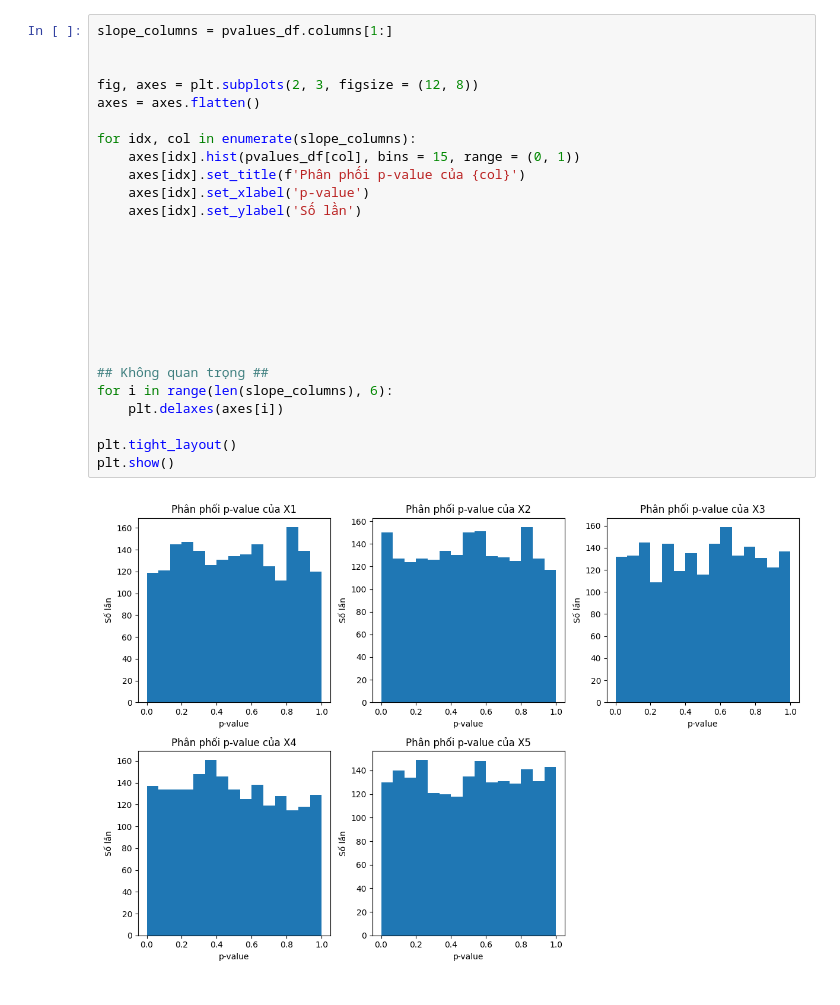
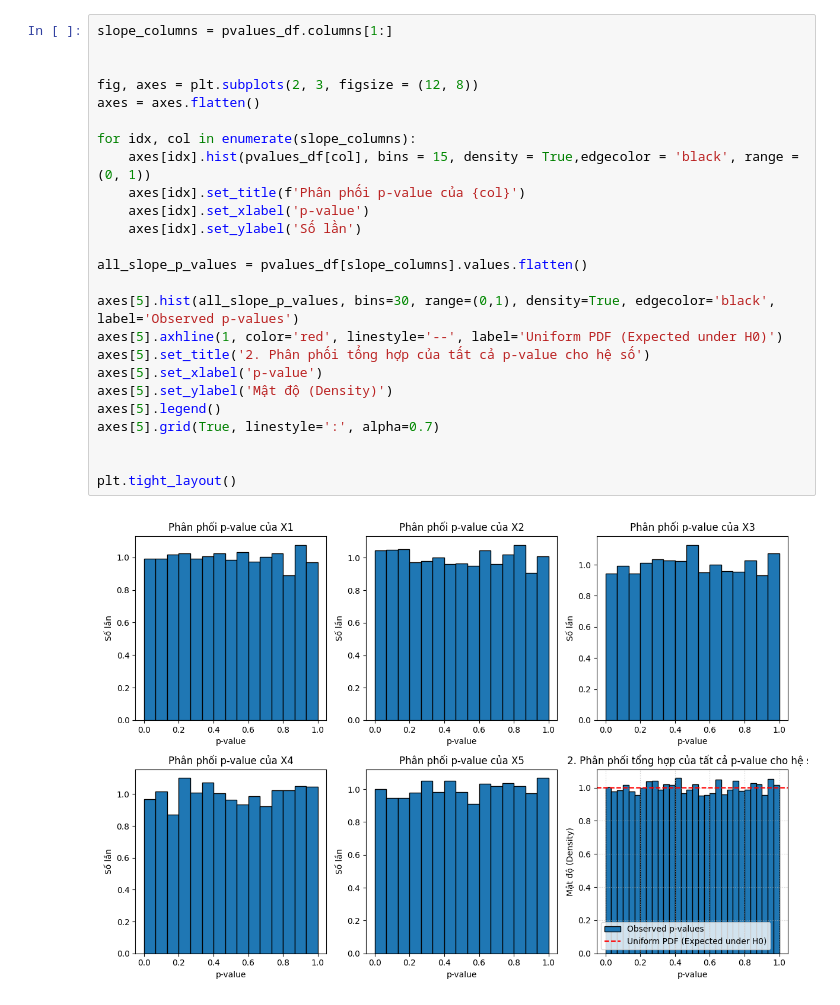
Before and after one commit to badaycona/TryBotasaurus, a Jupyter notebook: Lopthayduy/linear_regression_unrelated_data.ipynb, the cells around one changed output. Cells and saved outputs as stored; diff of their text form.

```diff
--- a/Lopthayduy/linear_regression_unrelated_data.ipynb
+++ b/Lopthayduy/linear_regression_unrelated_data.ipynb
@@ -66,28 +75,27 @@ pvalues_df = pd.DataFrame(p_value_list, columns=['Intercept'] + [f'X{i + 1}' for
 # %%
 slope_columns = pvalues_df.columns[1:]
 
 
 fig, axes = plt.subplots(2, 3, figsize = (12, 8))
 axes = axes.flatten()
 
 for idx, col in enumerate(slope_columns):
-    axes[idx].hist(pvalues_df[col], bins = 15, range = (0, 1))
+    axes[idx].hist(pvalues_df[col], bins = 15, density = True,edgecolor = 'black', range = (0, 1))
     axes[idx].set_title(f'Phân phối p-value của {col}')
     axes[idx].set_xlabel('p-value')
     axes[idx].set_ylabel('Số lần')
 
+all_slope_p_values = pvalues_df[slope_columns].values.flatten()
+
+axes[5].hist(all_slope_p_values, bins=30, range=(0,1), density=True, edgecolor='black', label='Observed p-values')
+axes[5].axhline(1, color='red', linestyle='--', label='Uniform PDF (Expected under H0)')
+axes[5].set_title('2. Phân phối tổng hợp của tất cả p-value cho hệ số')
+axes[5].set_xlabel('p-value')
+axes[5].set_ylabel('Mật độ (Density)')
+axes[5].legend()
+axes[5].grid(True, linestyle=':', alpha=0.7)
 
 
-
-
-
-
-
-## Không quan trọng ##
-for i in range(len(slope_columns), 6):
-    plt.delaxes(axes[i])
-
 plt.tight_layout()
-plt.show()
 # %% [output]
-[figure, old version]
+[figure, new version]
```
Also changed, not shown: parts of 6 cells of this notebook, 3 other files.
